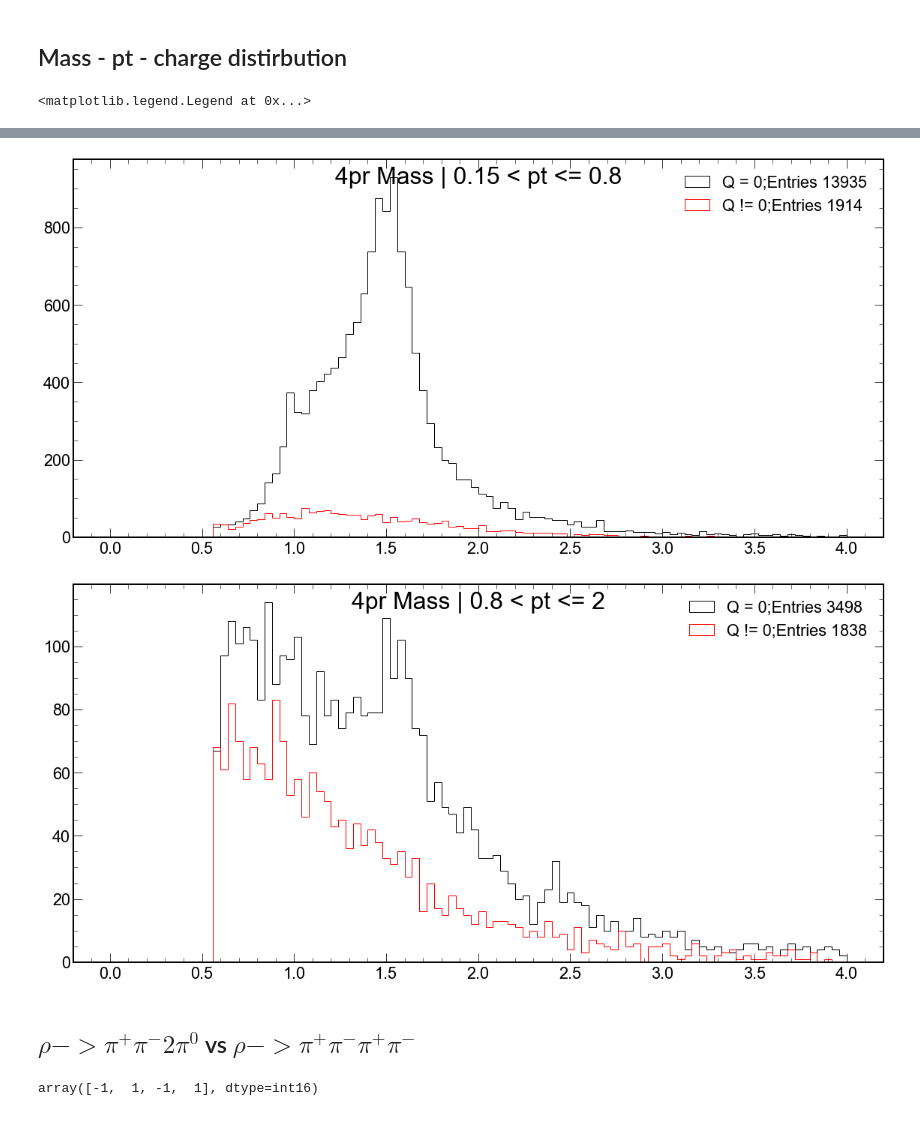
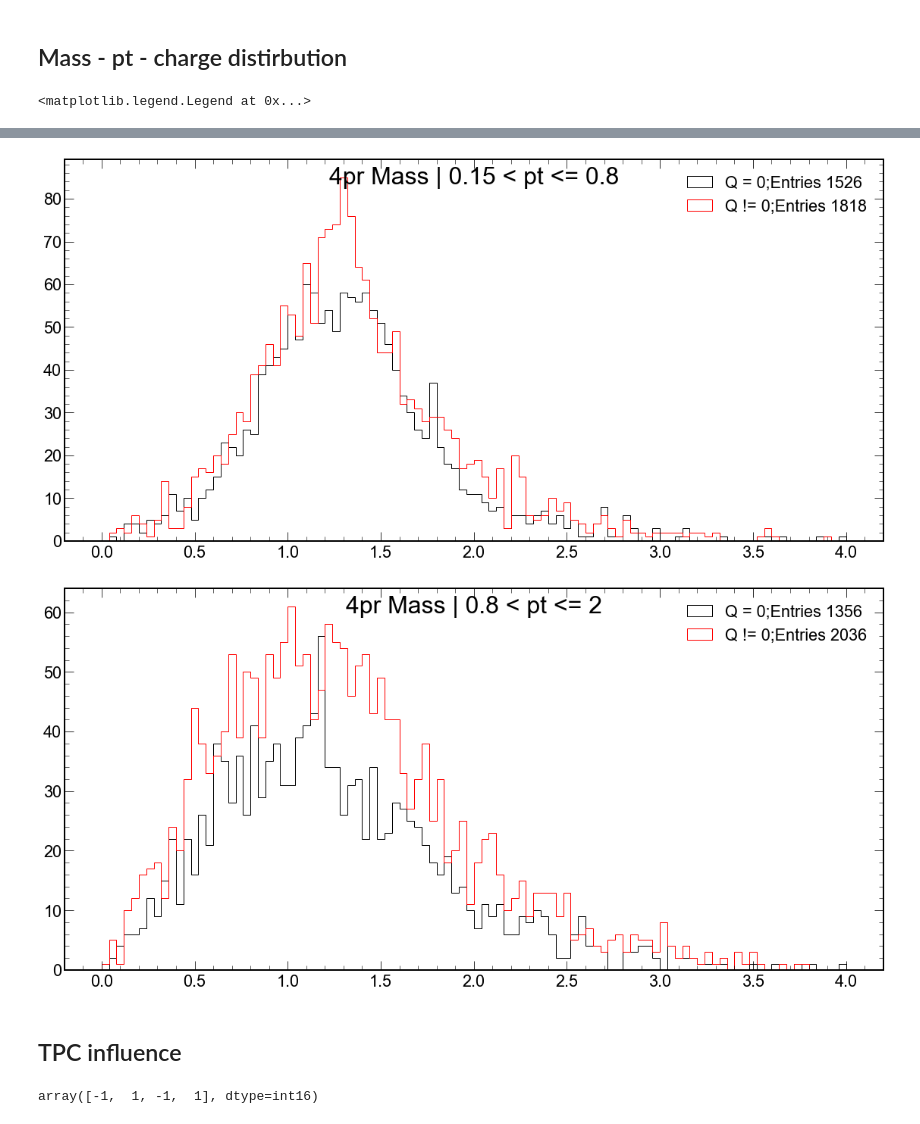
Before and after one commit to bdrum/cern-physics, a Jupyter notebook: notebooks/RhoPrime.ipynb, the cells around one changed output, grey strips where cells are left out. Cells and saved outputs as stored; diff of their text form; code cells hidden in the pictures.

Commit message:
Generalizations. New data. Pt, Mass

```diff
--- a/notebooks/RhoPrime.ipynb
+++ b/notebooks/RhoPrime.ipynb
@@ -92,17 +130,13 @@ These criteria will apply for the selected data:
 # %%
-select    =  data['T_ITSRefit']  * (np.abs(data['T_NumberOfSigmaITSPion']) < 3) * (data['T_ITSNCls'] >3) * data['IsCUP9'] \
-            # * (data['T_TPCNCls'] < 50) #* (np.abs(data['T_NumberOfSigmaTPCPion']) < 3) # * data['T_TPCRefit']
+select    =  (data['T_ITSNCls'] > 3) * (~newT_ITSsa)
 
 selectTpc = data['T_TPCRefit'] * (data['T_TPCNCls'] > 50) * (np.abs(data['T_NumberOfSigmaTPCPion']) < 3)
 
 def GetGoodEvents(TrackNum=4, ChargeEqualCondition=True, charge=0, WithGoodNTpcTracks=0):
 
-#     GoodEvents = np.argwhere(select.counts==4) # get events with only 4 tracks
-#     GoodEvents = GoodEvents[(np.argwhere(select[GoodEvents].sum().flatten()==TrackNum)).flatten()] # get events with only 4 good tracks
-
     GoodEvents = np.argwhere(select.sum()==TrackNum).flatten() # get events with 4 good tracks
 
-    # at leass n tracks with tpc
+    # add at least n tracks with tpc to selected
     GoodEvents = np.intersect1d(GoodEvents,np.argwhere(selectTpc.sum().flatten() >= WithGoodNTpcTracks).flatten())
 
     # get events that have total charge from 4 tracks
@@ -160,0 +182,5 @@ print(GetGoodEventsWODUplicates(108))
+# %%
+param = 'T_ITSRefit'
+counts, bins = np.histogram(data[param].flatten(),bins=20, range=(0,20))
+plt.style.use(hep.style.ROOT)
+_= plt.hist(data[param].flatten(), bins=bins, histtype='step', color='black', label=f'Entries {np.sum(counts)}')
@@ -183,8 +236,7 @@ ax.legend()
 # %% [markdown]
 ## Mass
 # %%
-def GetMass(TrackNum=4, ChargeEqualCondition=True, charge=0, ptMin=0, ptMax=0.15, Draw=True):
-    GoodEvents = GetGoodEvents(TrackNum=4, ChargeEqualCondition=True, charge=0)
+def GetMass(ptMin=0, ptMax=0.15, Draw=True, ChargeEqualCondition=True):
     pxg = data['T_Px'][GoodEvents]
     pyg = data['T_Py'][GoodEvents]
     pzg = data['T_Pz'][GoodEvents]
@@ -213,6 +265,6 @@ def GetMass(TrackNum=4, ChargeEqualCondition=True, charge=0, ptMin=0, ptMax=0.15
         ax.legend()
     else:
         return Mass
-
+GoodEvents = GetGoodEvents()
 GetMass()
 # %% [output]
@@ -224,8 +276,10 @@ fig = plt.figure(figsize=(15, 7))
 ax = fig.add_axes([0,0,1,1])
 fig.suptitle(f'4pr Mass | {0} < pt <= {0.15}', fontsize=32)
 plt.style.use(hep.style.ROOT)
+GoodEvents = GetGoodEvents()
 counts, bins = np.histogram(GetMass(Draw=False), bins=100, range=(0,4))
 _ = ax.hist(GetMass(Draw=False), bins=bins, color='black', histtype='step', label=f'Q = 0;Entries {np.sum(counts)}')
+GoodEvents = GetGoodEvents(ChargeEqualCondition=False)
 counts, bins = np.histogram(GetMass(ChargeEqualCondition=False,Draw=False), bins=100, range=(0,4))
 _ = ax.hist(GetMass(ChargeEqualCondition=False,Draw=False), bins=bins, color='red', histtype='step', label=f'Q != 0;Entries {np.sum(counts)}')
 ax.legend()
@@ -234,8 +288,10 @@ fig = plt.figure(figsize=(15, 7))
 ax = fig.add_axes([0,0,1,1])
 fig.suptitle(f'4pr Mass | {0.15} < pt <= {0.8}', fontsize=32)
 plt.style.use(hep.style.ROOT)
+GoodEvents = GetGoodEvents()
 counts, bins = np.histogram(GetMass(Draw=False, ptMin=0.15, ptMax=0.8), bins=100, range=(0,4))
 _ = ax.hist(GetMass(Draw=False,ptMin=0.15, ptMax=0.8), bins=bins, color='black', histtype='step', label=f'Q = 0;Entries {np.sum(counts)}')
+GoodEvents = GetGoodEvents(ChargeEqualCondition=False)
 counts, bins = np.histogram(GetMass(ChargeEqualCondition=False,Draw=False,ptMin=0.15, ptMax=0.8), bins=100, range=(0,4))
 _ = ax.hist(GetMass(ChargeEqualCondition=False,Draw=False,ptMin=0.15, ptMax=0.8), bins=bins, color='red', histtype='step', label=f'Q != 0;Entries {np.sum(counts)}')
 ax.legend()
@@ -244,8 +300,10 @@ fig = plt.figure(figsize=(15, 7))
 ax = fig.add_axes([0,0,1,1])
 fig.suptitle(f'4pr Mass | {0.8} < pt <= {2}', fontsize=32)
 plt.style.use(hep.style.ROOT)
+GoodEvents = GetGoodEvents()
 counts, bins = np.histogram(GetMass(Draw=False, ptMin=0.8, ptMax=2), bins=100, range=(0,4))
 _ = ax.hist(GetMass(Draw=False,ptMin=0.8, ptMax=2), bins=bins, color='black', histtype='step', label=f'Q = 0;Entries {np.sum(counts)}')
+GoodEvents = GetGoodEvents(ChargeEqualCondition=False)
 counts, bins = np.histogram(GetMass(ChargeEqualCondition=False,Draw=False,ptMin=0.8, ptMax=2), bins=100, range=(0,4))
 _ = ax.hist(GetMass(ChargeEqualCondition=False,Draw=False,ptMin=0.8, ptMax=2), bins=bins, color='red', histtype='step', label=f'Q != 0;Entries {np.sum(counts)}')
 ax.legend()
@@ -255,7 +313,7 @@ ax.legend()
-[figure, old version]
+[figure, new version]
-[figure, old version]
+[figure, new version]
-# %% [markdown]
-## $\rho -> \pi^+\pi^-2\pi^0$  vs $\rho -> \pi^+\pi^-\pi^+\pi^-$
+# %% [markdown]
+## TPC influence
 # %%
 GoodEvents = np.argwhere(select.counts==4)
 GoodEvents
```
Also changed, not shown: parts of 16 cells of this notebook.
